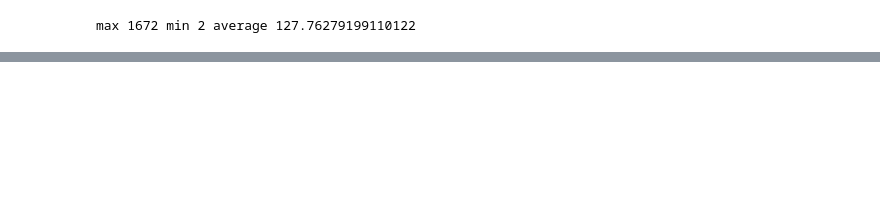
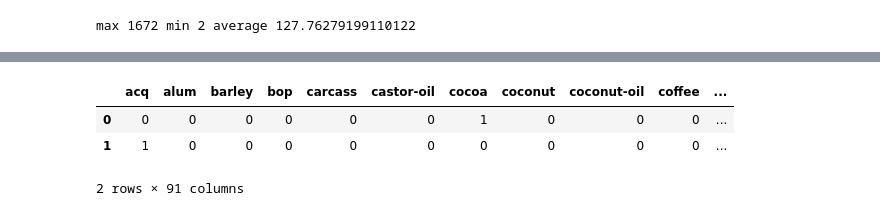
Before and after one commit to monk1337/MultiLab, a Jupyter notebook: Untitled.ipynb, the cells around one changed output, grey strips where cells are left out. Saved outputs shown, nothing was run; the diff lists cells and outputs as text; code cells hidden in the pictures; blank space fills up the shorter version.

```diff
--- a/Untitled.ipynb
+++ b/Untitled.ipynb
@@ -37,0 +43,7 @@ TypeError: chunk() missing 1 required positional argument: 'value'
+# %%
+preprocessded_dataset.head(2)
+# %% [output]
+|  | acq | alum | barley | bop | carcass | castor-oil | cocoa | coconut | coconut-oil | coffee | ... |
+| 0 | 0 | 0 | 0 | 0 | 0 | 0 | 1 | 0 | 0 | 0 | ... |
+| 1 | 1 | 0 | 0 | 0 | 0 | 0 | 0 | 0 | 0 | 0 | ... |
+2 rows × 91 columns
```
Also changed, not shown: parts of 11 cells of this notebook, 1 other file.
